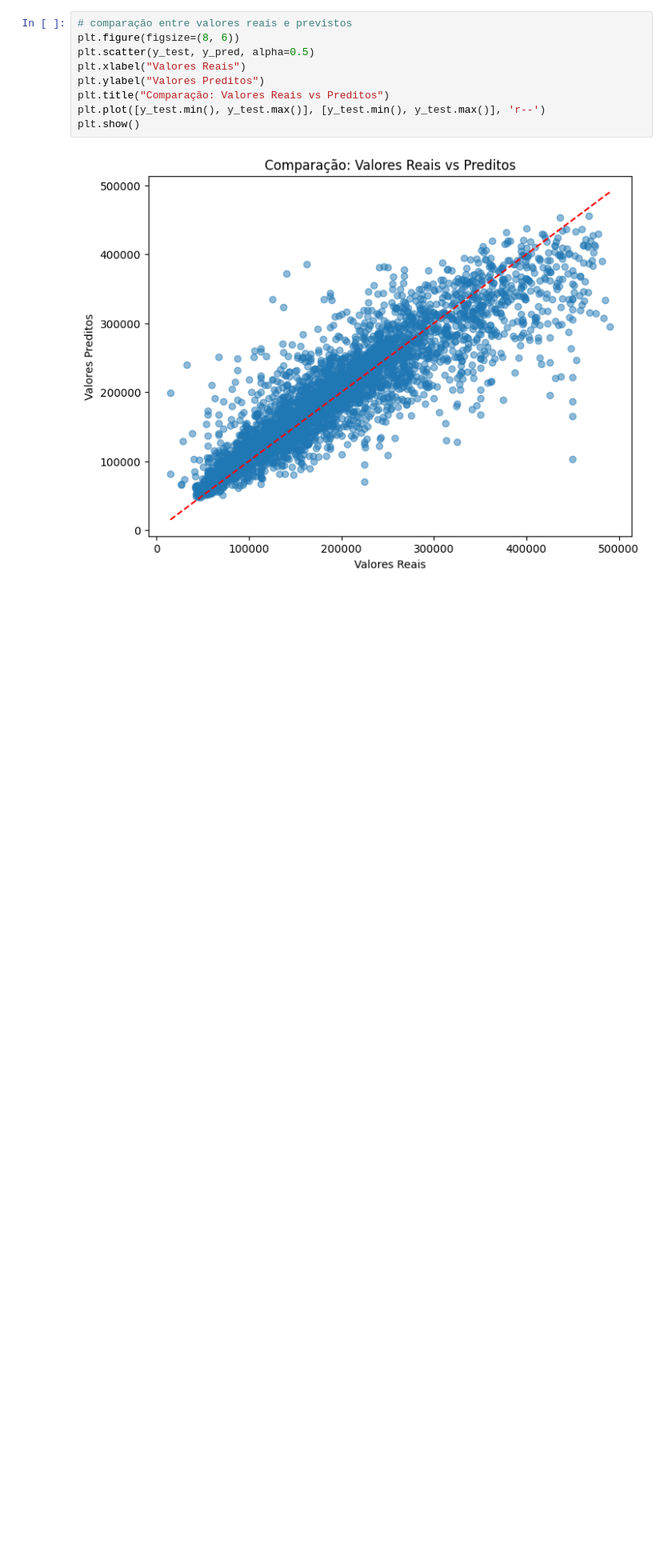
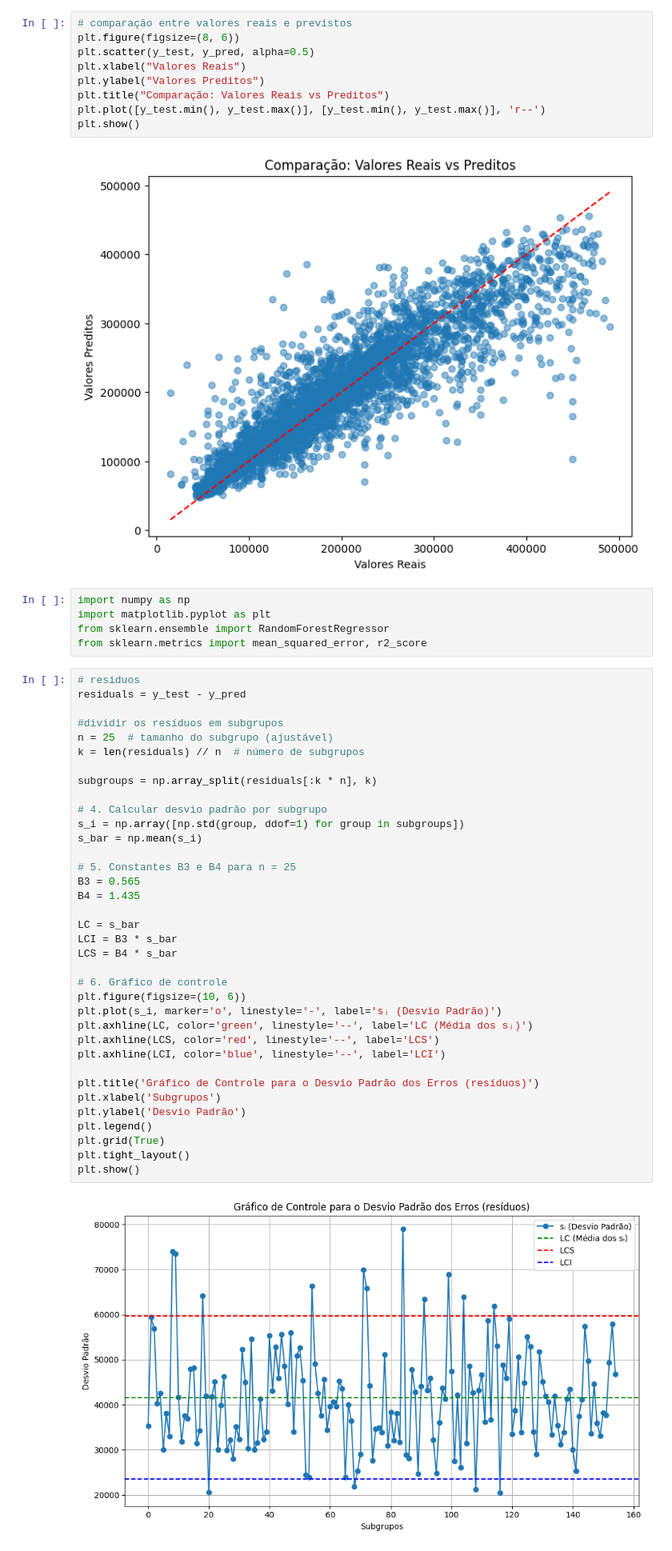
Before and after one commit to Souzajaum/housing-price-prediction, a Jupyter notebook: models/random_forest.ipynb, the cells around one changed output. Shown: that part at 80% size. Saved outputs shown, nothing was run; the diff lists cells and outputs as text; blank space fills up the shorter version.

Commit message:
add s-chart to monitor standard deviation of regression model residuals

```diff
--- a/models/random_forest.ipynb
+++ b/models/random_forest.ipynb
@@ -57,3 +57,46 @@ plt.plot([y_test.min(), y_test.max()], [y_test.min(), y_test.max()], 'r--')
 plt.show()
 # %% [output]
 [figure]
+# %%
+import numpy as np
+import matplotlib.pyplot as plt
+from sklearn.ensemble import RandomForestRegressor
+from sklearn.metrics import mean_squared_error, r2_score
+# %%
+# residuos
+residuals = y_test - y_pred
+
+#dividir os resíduos em subgrupos
+n = 25  # tamanho do subgrupo (ajustável)
+k = len(residuals) // n  # número de subgrupos
+
+subgroups = np.array_split(residuals[:k * n], k)
+
+# 4. Calcular desvio padrão por subgrupo
+s_i = np.array([np.std(group, ddof=1) for group in subgroups])
+s_bar = np.mean(s_i)
+
+# 5. Constantes B3 e B4 para n = 25
+B3 = 0.565
+B4 = 1.435
+
+LC = s_bar
+LCI = B3 * s_bar
+LCS = B4 * s_bar
+
+# 6. Gráfico de controle
+plt.figure(figsize=(10, 6))
+plt.plot(s_i, marker='o', linestyle='-', label='sᵢ (Desvio Padrão)')
+plt.axhline(LC, color='green', linestyle='--', label='LC (Média dos sᵢ)')
+plt.axhline(LCS, color='red', linestyle='--', label='LCS')
+plt.axhline(LCI, color='blue', linestyle='--', label='LCI')
+
+plt.title('Gráfico de Controle para o Desvio Padrão dos Erros (resíduos)')
+plt.xlabel('Subgrupos')
+plt.ylabel('Desvio Padrão')
+plt.legend()
+plt.grid(True)
+plt.tight_layout()
+plt.show()
+# %% [output]
+[figure, added]
```
